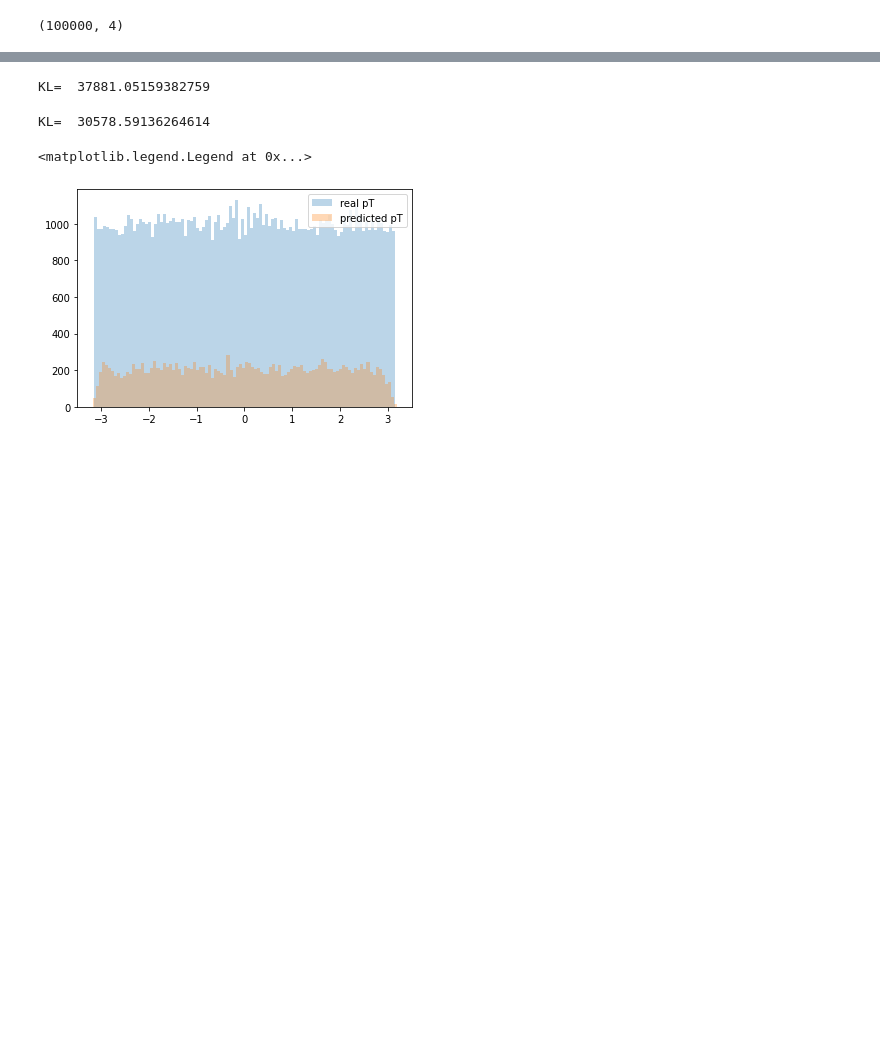
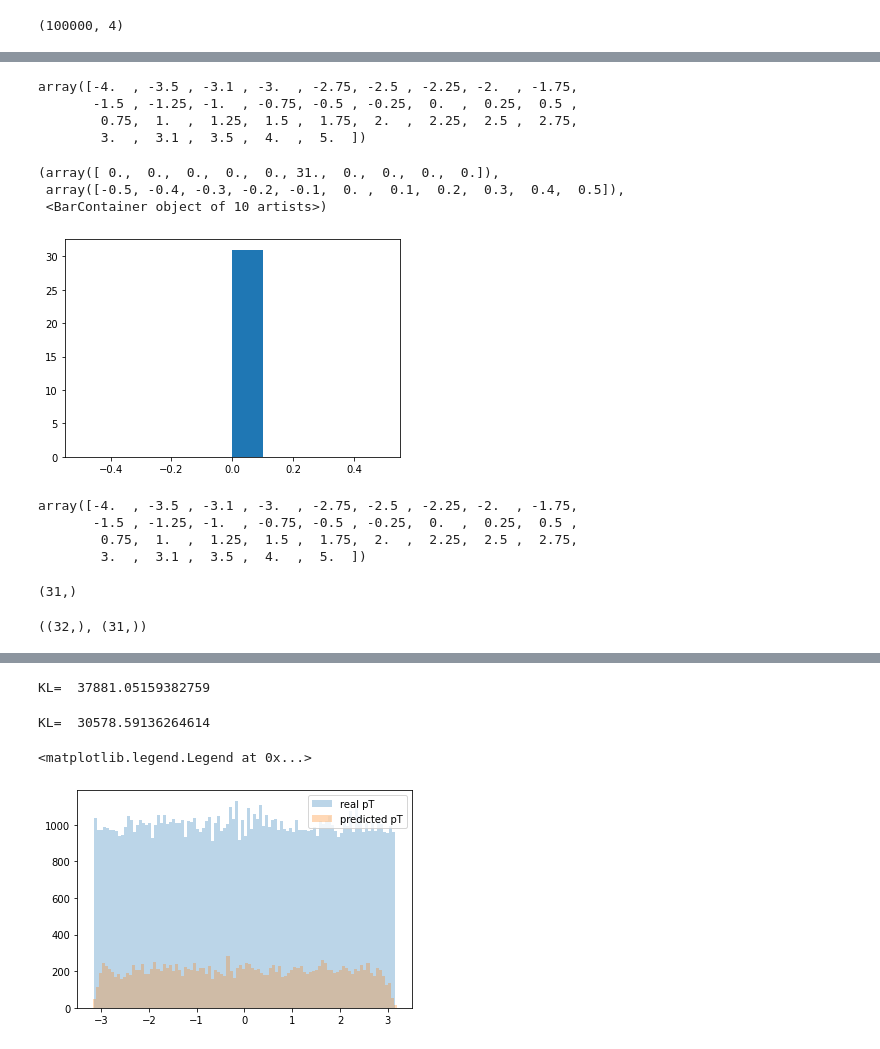
Before and after one commit to AliAlkadhim/IQN_HEP, a Jupyter notebook: ideas/KL_Divergence.ipynb, the cells around one changed output, grey strips where cells are left out. Saved outputs shown, nothing was run; the diff lists cells and outputs as text; code cells hidden in the pictures; blank space fills up the shorter version.

```diff
--- a/ideas/KL_Divergence.ipynb
+++ b/ideas/KL_Divergence.ipynb
@@ -58,0 +63,4 @@ plt.legend()
+# %%
+gen_data = pd.read_csv('../Data.csv')
+=gen_data[['genDatapT','genDataeta','genDataphi','genDatam']]
+gen_data.head()
@@ -58,0 +74,32 @@ plt.legend()
+# %%
+eta_counts, eta_bins=np.histogram(gen_data['genDataeta'],bins=[-4, -3.5, -3.1, -3, -2.75, -2.5, -2.25, -2, -1.75, -1.5, -1.25, -1, -0.75, -0.5, -0.25, 0, 0.25, 0.5, 0.75, 1, 1.25, 1.5, 1.75, 2, 2.25, 2.5, 2.75, 3, 3.1, 3.5, 4, 5])
+eta_bins
+# %% [output]
+array([-4.  , -3.5 , -3.1 , -3.  , -2.75, -2.5 , -2.25, -2.  , -1.75,
+       -1.5 , -1.25, -1.  , -0.75, -0.5 , -0.25,  0.  ,  0.25,  0.5 ,
+        0.75,  1.  ,  1.25,  1.5 ,  1.75,  2.  ,  2.25,  2.5 ,  2.75,
+        3.  ,  3.1 ,  3.5 ,  4.  ,  5.  ])
+# %%
+predicted_eta_hist, _ = np.histogram(predicted['predicted_pT'], bins=eta_bins)
+plt.hist(predicted_eta_hist)
+# %% [output]
+(array([ 0.,  0.,  0.,  0.,  0., 31.,  0.,  0.,  0.,  0.]),
+ array([-0.5, -0.4, -0.3, -0.2, -0.1,  0. ,  0.1,  0.2,  0.3,  0.4,  0.5]),
+ <BarContainer object of 10 artists>)
+[figure, added]
+# %%
+eta_bins
+# %% [output]
+array([-4.  , -3.5 , -3.1 , -3.  , -2.75, -2.5 , -2.25, -2.  , -1.75,
+       -1.5 , -1.25, -1.  , -0.75, -0.5 , -0.25,  0.  ,  0.25,  0.5 ,
+        0.75,  1.  ,  1.25,  1.5 ,  1.75,  2.  ,  2.25,  2.5 ,  2.75,
+        3.  ,  3.1 ,  3.5 ,  4.  ,  5.  ])
+# %%
+eta_bins = (eta_bins[:-1]+eta_bins[1:])/2
+eta_bins.shape
+# %% [output]
+(31,)
+# %%
+eta_bins.shape, eta_counts.shape
+# %% [output]
+((32,), (31,))
```
Also changed, not shown: parts of 13 cells of this notebook, 49 other files.
